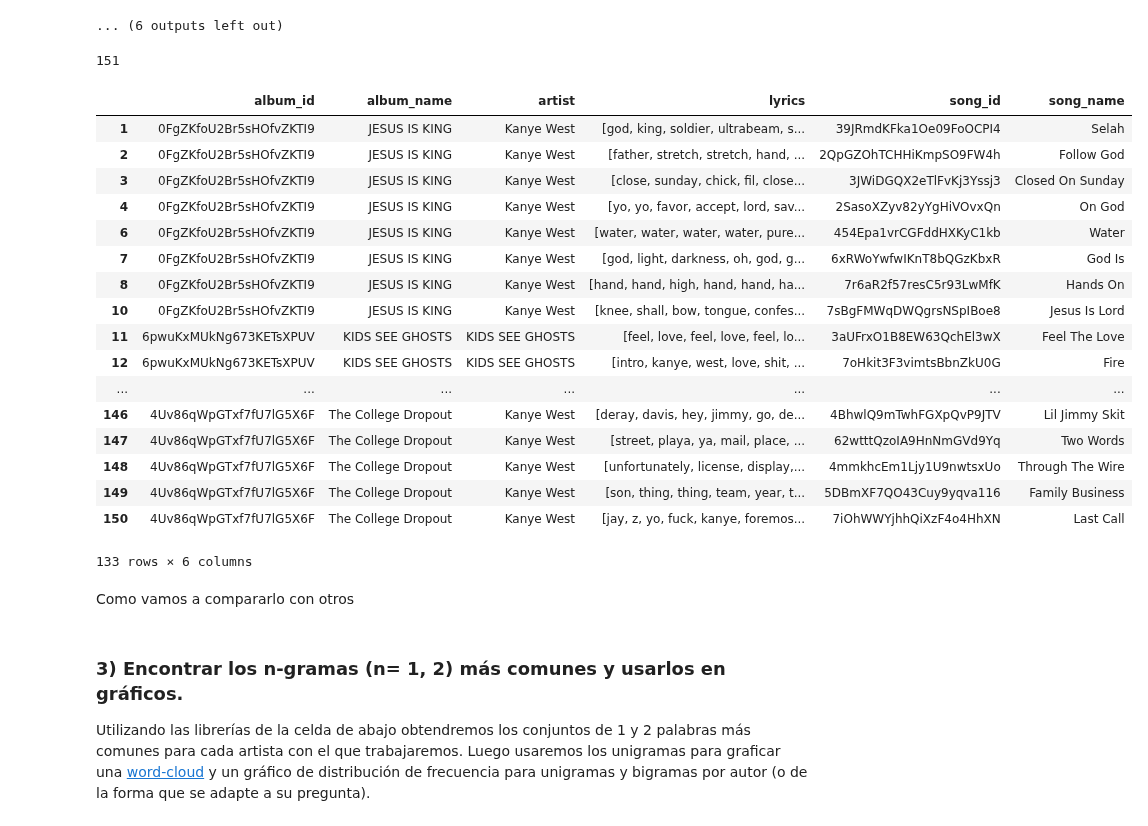
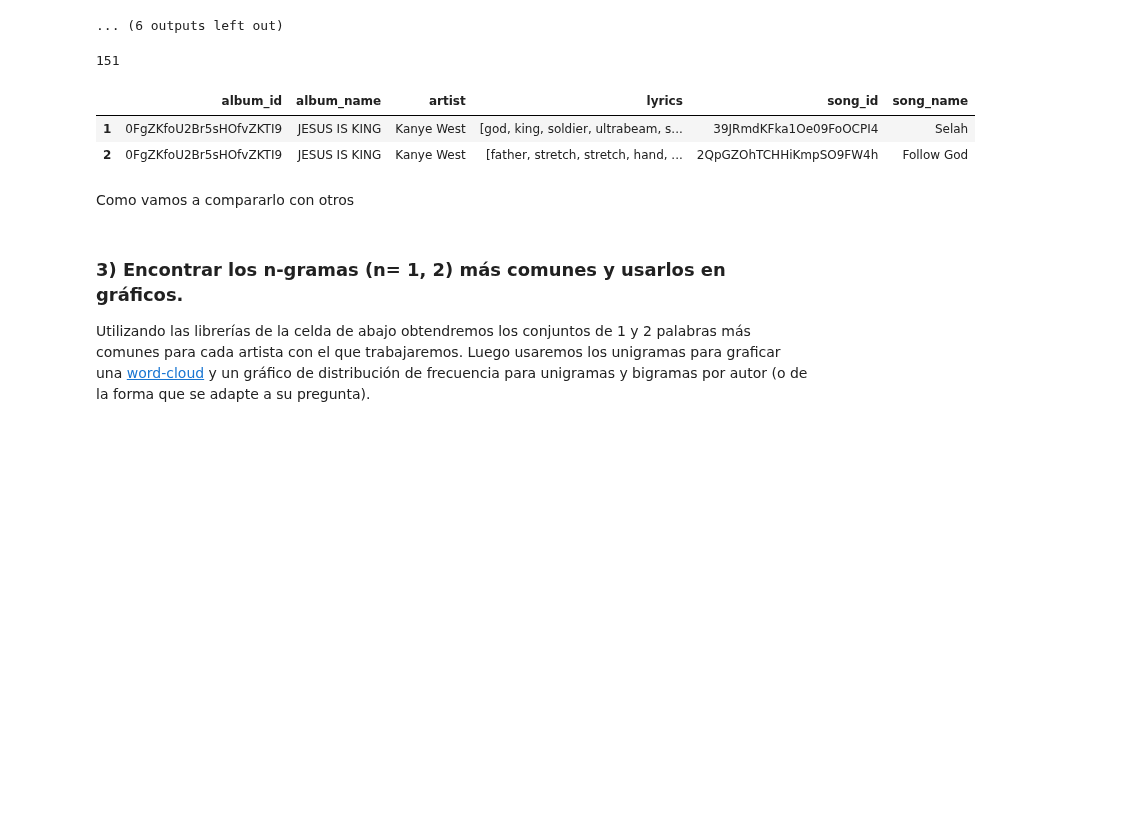
Before and after one commit to karen-pal/mentoria-canciones-DiploDatos, a Jupyter notebook: practico_2.ipynb, the cells around one changed output. Cells and saved outputs as stored; diff of their text form; code cells hidden in the pictures; blank space fills up the shorter version.

```diff
--- a/practico_2.ipynb
+++ b/practico_2.ipynb
@@ -139,7 +131,7 @@ kanye_west=["0FgZKfoU2Br5sHOfvZKTI9",
            "5ll74bqtkcXlKE7wwkMq4g",
            "4Uv86qWpGTxf7fU7lG5X6F"]
 # %%
-DG_ALBUM_IDS = kanye_west
+ALBUM_IDS = kanye_west
 
 
 def lemmafy(doc):
@@ -156,7 +148,7 @@ def build_from_album_ids(album_id_array):
         all_songs += songs_from_album_id(album)
     return all_songs
 
-dg_all_songs = build_from_album_ids(DG_ALBUM_IDS)
+all_songs = build_from_album_ids(ALBUM_IDS)
 # %%
 #put song lyrics in dataset
 def add_lyrics_to_data(all_songs):
@@ -173,7 +165,7 @@ def add_lyrics_to_data(all_songs):
             song["lyrics"]=None
     return all_songs
 
-dg_all_songs = add_lyrics_to_data(dg_all_songs)
+all_songs = add_lyrics_to_data(all_songs)
 # %% [output]
 Every Hour
 Everything We Need
@@ -189,34 +181,19 @@ Murder To Excellence
 Made In America
 ... (6 outputs left out)
 # %%
-dg_songs_base = pd.DataFrame(dg_all_songs)
+songs_base = pd.DataFrame(all_songs)
 len(dg_all_songs)
 # %% [output]
 151
 # %%
 # sanitize
-bool_series = pd.notnull(dg_songs_base["lyrics"])
-dg_songs_base = dg_songs_base[bool_series]
-dg_songs_base
+bool_series = pd.notnull(songs_base["lyrics"])
+songs_base = songs_base[bool_series]
+songs_base.head(2)
 # %% [output]
 |  | album_id | album_name | artist | lyrics | song_id | song_name |
 | 1 | 0FgZKfoU2Br5sHOfvZKTI9 | JESUS IS KING | Kanye West | [god, king, soldier, ultrabeam, s... | 39JRmdKFka1Oe09FoOCPI4 | Selah |
 | 2 | 0FgZKfoU2Br5sHOfvZKTI9 | JESUS IS KING | Kanye West | [father, stretch, stretch, hand, ... | 2QpGZOhTCHHiKmpSO9FW4h | Follow God |
-| 3 | 0FgZKfoU2Br5sHOfvZKTI9 | JESUS IS KING | Kanye West | [close, sunday, chick, fil, close... | 3JWiDGQX2eTlFvKj3Yssj3 | Closed On Sunday |
-| 4 | 0FgZKfoU2Br5sHOfvZKTI9 | JESUS IS KING | Kanye West | [yo, yo, favor, accept, lord, sav... | 2SasoXZyv82yYgHiVOvxQn | On God |
-| 6 | 0FgZKfoU2Br5sHOfvZKTI9 | JESUS IS KING | Kanye West | [water, water, water, water, pure... | 454Epa1vrCGFddHXKyC1kb | Water |
-| 7 | 0FgZKfoU2Br5sHOfvZKTI9 | JESUS IS KING | Kanye West | [god, light, darkness, oh, god, g... | 6xRWoYwfwIKnT8bQGzKbxR | God Is |
-| 8 | 0FgZKfoU2Br5sHOfvZKTI9 | JESUS IS KING | Kanye West | [hand, hand, high, hand, hand, ha... | 7r6aR2f57resC5r93LwMfK | Hands On |
-| 10 | 0FgZKfoU2Br5sHOfvZKTI9 | JESUS IS KING | Kanye West | [knee, shall, bow, tongue, confes... | 7sBgFMWqDWQgrsNSpIBoe8 | Jesus Is Lord |
-| 11 | 6pwuKxMUkNg673KETsXPUV | KIDS SEE GHOSTS | KIDS SEE GHOSTS | [feel, love, feel, love, feel, lo... | 3aUFrxO1B8EW63QchEl3wX | Feel The Love |
-| 12 | 6pwuKxMUkNg673KETsXPUV | KIDS SEE GHOSTS | KIDS SEE GHOSTS | [intro, kanye, west, love, shit, ... | 7oHkit3F3vimtsBbnZkU0G | Fire |
-| ... | ... | ... | ... | ... | ... | ... |
-| 146 | 4Uv86qWpGTxf7fU7lG5X6F | The College Dropout | Kanye West | [deray, davis, hey, jimmy, go, de... | 4BhwlQ9mTwhFGXpQvP9JTV | Lil Jimmy Skit |
-| 147 | 4Uv86qWpGTxf7fU7lG5X6F | The College Dropout | Kanye West | [street, playa, ya, mail, place, ... | 62wtttQzoIA9HnNmGVd9Yq | Two Words |
-| 148 | 4Uv86qWpGTxf7fU7lG5X6F | The College Dropout | Kanye West | [unfortunately, license, display,... | 4mmkhcEm1Ljy1U9nwtsxUo | Through The Wire |
-| 149 | 4Uv86qWpGTxf7fU7lG5X6F | The College Dropout | Kanye West | [son, thing, thing, team, year, t... | 5DBmXF7QO43Cuy9yqva116 | Family Business |
-| 150 | 4Uv86qWpGTxf7fU7lG5X6F | The College Dropout | Kanye West | [jay, z, yo, fuck, kanye, foremos... | 7iOhWWYjhhQiXzF4o4HhXN | Last Call |
-133 rows × 6 columns
 # %% [markdown]
 Como vamos a compararlo con otros
 # %% [markdown]
```
Also changed, not shown: parts of 8 cells of this notebook.
